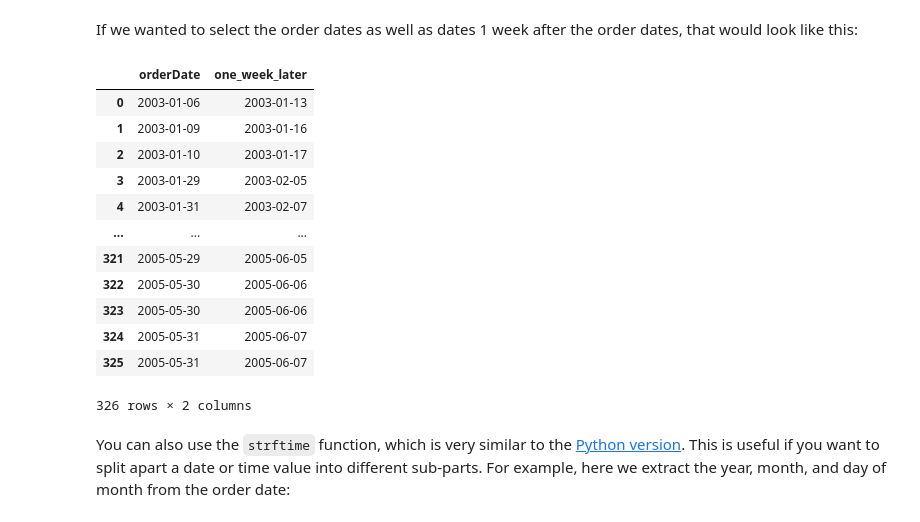
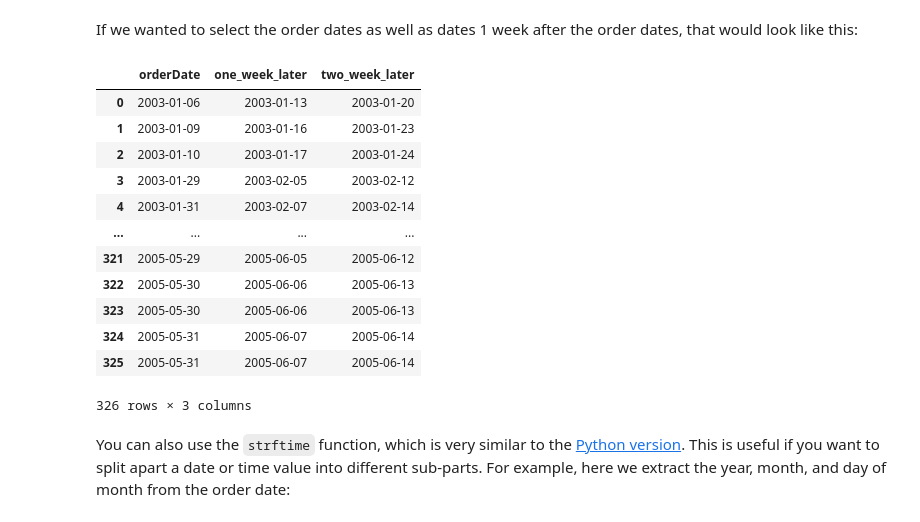
Before and after one commit to rurigi-waweru/dsfpt10-p2-03-selecting-data-with-sql-v2-4-r, a Jupyter notebook: index.ipynb, the cells around one changed output. Cells and saved outputs as stored; diff of their text form; code cells hidden in the pictures.

```diff
--- a/index.ipynb
+++ b/index.ipynb
@@ -532,23 +532,25 @@ FROM
 If we wanted to select the order dates as well as dates 1 week after the order dates, that would look like this:
 # %%
 pd.read_sql("""
-SELECT orderDate, date(orderDate, "+7 days") AS one_week_later
-  FROM orders;
+    SELECT
+          orderDate, date(orderDate, "+7 days") AS one_week_later, date(orderDate, "+14 days") AS two_week_later
+    FROM
+        orders;
 """, conn)
 # %% [output]
-|  | orderDate | one_week_later |
-| 0 | 2003-01-06 | 2003-01-13 |
-| 1 | 2003-01-09 | 2003-01-16 |
-| 2 | 2003-01-10 | 2003-01-17 |
-| 3 | 2003-01-29 | 2003-02-05 |
-| 4 | 2003-01-31 | 2003-02-07 |
-| ... | ... | ... |
-| 321 | 2005-05-29 | 2005-06-05 |
-| 322 | 2005-05-30 | 2005-06-06 |
-| 323 | 2005-05-30 | 2005-06-06 |
-| 324 | 2005-05-31 | 2005-06-07 |
-| 325 | 2005-05-31 | 2005-06-07 |
+|  | orderDate | one_week_later | two_week_later |
+| 0 | 2003-01-06 | 2003-01-13 | 2003-01-20 |
+| 1 | 2003-01-09 | 2003-01-16 | 2003-01-23 |
+| 2 | 2003-01-10 | 2003-01-17 | 2003-01-24 |
+| 3 | 2003-01-29 | 2003-02-05 | 2003-02-12 |
+| 4 | 2003-01-31 | 2003-02-07 | 2003-02-14 |
+| ... | ... | ... | ... |
+| 321 | 2005-05-29 | 2005-06-05 | 2005-06-12 |
+| 322 | 2005-05-30 | 2005-06-06 | 2005-06-13 |
+| 323 | 2005-05-30 | 2005-06-06 | 2005-06-13 |
+| 324 | 2005-05-31 | 2005-06-07 | 2005-06-14 |
+| 325 | 2005-05-31 | 2005-06-07 | 2005-06-14 |
-326 rows × 2 columns
+326 rows × 3 columns
 # %% [markdown]
 You can also use the `strftime` function, which is very similar to the [Python version](https://docs.python.org/3/library/datetime.html#strftime-strptime-behavior). This is useful if you want to split apart a date or time value into different sub-parts. For example, here we extract the year, month, and day of month from the order date:
 # %%
```
Also changed, not shown: parts of 1 cell of this notebook.
